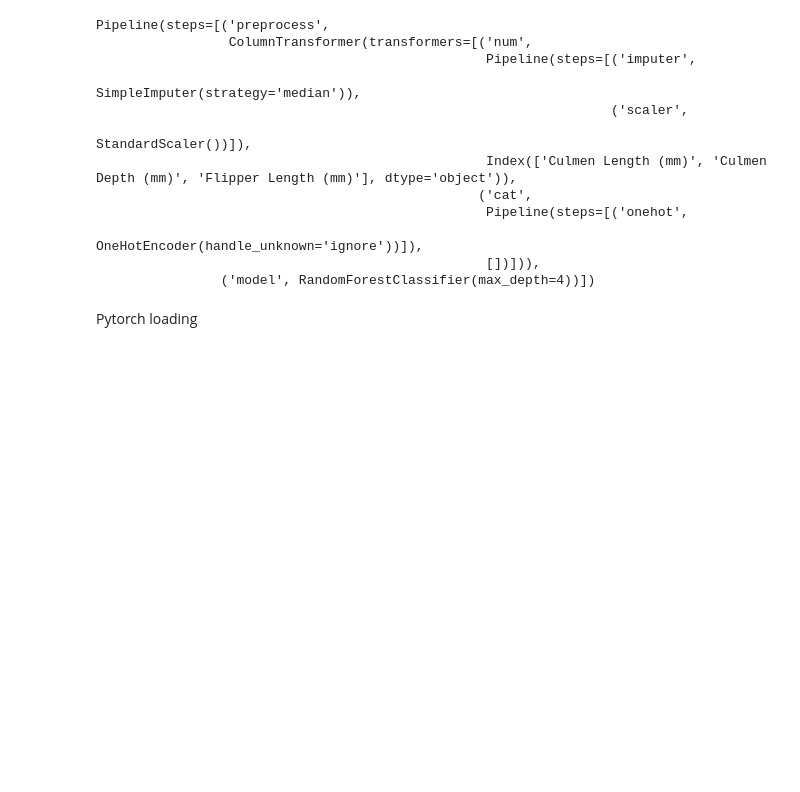
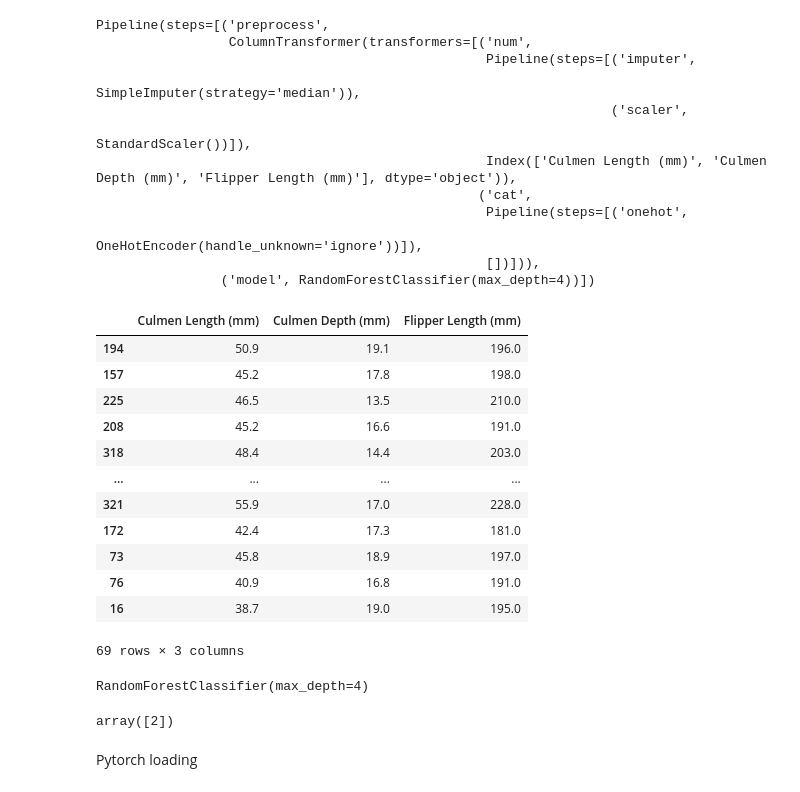
Before and after one commit to cgarciatorres7/penguin_dataset, a Jupyter notebook: src/preprocessing.ipynb, the cells around one changed output. Saved outputs shown, nothing was run; the diff lists cells and outputs as text; code cells hidden in the pictures; blank space fills up the shorter version.

```diff
--- a/src/preprocessing.ipynb
+++ b/src/preprocessing.ipynb
@@ -278,3 +278,25 @@ Pipeline(steps=[('preprocess',
                                                                    OneHotEncoder(handle_unknown='ignore'))]),
                                                   [])])),
                 ('model', RandomForestClassifier(max_depth=4))])
+# %%
+X_test
+# %% [output]
+|  | Culmen Length (mm) | Culmen Depth (mm) | Flipper Length (mm) |
+| 194 | 50.9 | 19.1 | 196.0 |
+| 157 | 45.2 | 17.8 | 198.0 |
+| 225 | 46.5 | 13.5 | 210.0 |
+| 208 | 45.2 | 16.6 | 191.0 |
+| 318 | 48.4 | 14.4 | 203.0 |
+| ... | ... | ... | ... |
+| 321 | 55.9 | 17.0 | 228.0 |
+| 172 | 42.4 | 17.3 | 181.0 |
+| 73 | 45.8 | 18.9 | 197.0 |
+| 76 | 40.9 | 16.8 | 191.0 |
+| 16 | 38.7 | 19.0 | 195.0 |
+69 rows × 3 columns
+# %%
+X_train_array = X_train.fillna(0).to_numpy()
+rf_model2 = RandomForestClassifier(max_depth=4)
+rf_model2.fit(X_train_array, y_train)
+# %% [output]
+RandomForestClassifier(max_depth=4)
@@ -281,3 +309,7 @@ Pipeline(steps=[('preprocess',
+# %%
+load_model.predict([[0.1,0.2,0.3]])
+# %% [output]
+array([2])
 # %% [markdown]
 Pytorch loading
 # %%
```
Also changed, not shown: parts of 3 cells of this notebook, 5 other files.
